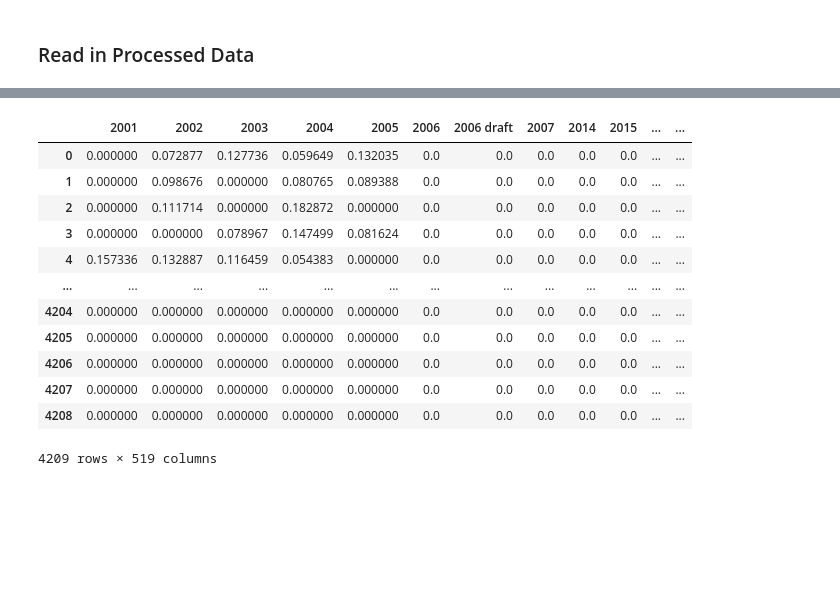
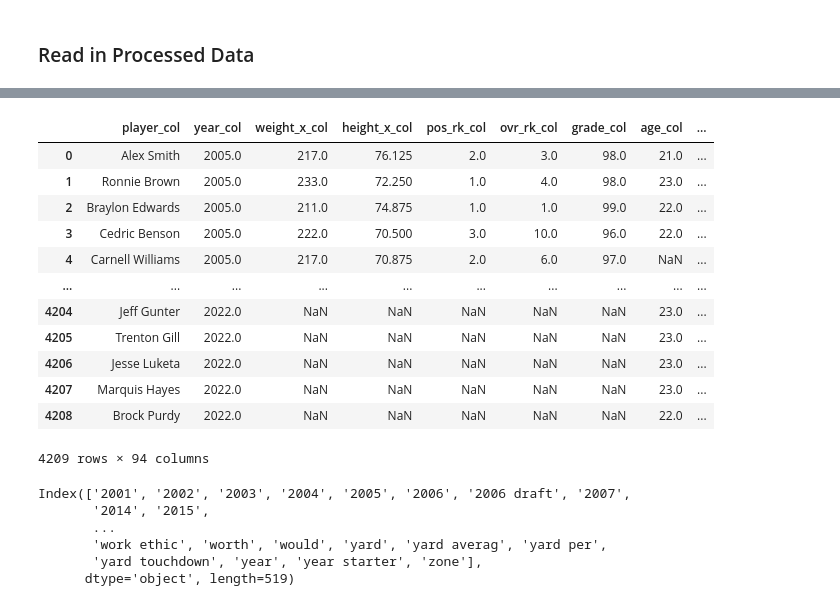
Before and after one commit to jpalgon/Draft_Scouting, a Jupyter notebook: Modeling.ipynb, the cells around one changed output, grey strips where cells are left out. Cells and saved outputs as stored; diff of their text form; code cells hidden in the pictures; blank space fills up the shorter version.

```diff
--- a/Modeling.ipynb
+++ b/Modeling.ipynb
@@ -47,6 +47,8 @@ from sklearn.compose import ColumnTransformer
 df = pd.read_parquet('./Data/processed_reports.parquet')
 # %%
 df.reset_index(inplace=True)
+# %%
+df.drop(['index'],axis=1,inplace=True)
 # %%
 df.info()
 # %% [output]
@@ -79,4 +81,24 @@ df.target[(df.target == 4) | (df.target == 5)] = 1
 df.target[df.target == 3] = 2
 # %%
 df.target[df.target == 10] = 3
+# %%
+cleaned_df = df.drop(['report','processed_report','joined_report','weight_y','height_y'],axis=1)
+# %%
+cleaned_df = cleaned_df.add_suffix('_col')
+# %%
+cleaned_df
+# %% [output]
+|  | player_col | year_col | weight_x_col | height_x_col | pos_rk_col | ovr_rk_col | grade_col | age_col | ... |
+| 0 | Alex Smith | 2005.0 | 217.0 | 76.125 | 2.0 | 3.0 | 98.0 | 21.0 | ... |
+| 1 | Ronnie Brown | 2005.0 | 233.0 | 72.250 | 1.0 | 4.0 | 98.0 | 23.0 | ... |
+| 2 | Braylon Edwards | 2005.0 | 211.0 | 74.875 | 1.0 | 1.0 | 99.0 | 22.0 | ... |
+| 3 | Cedric Benson | 2005.0 | 222.0 | 70.500 | 3.0 | 10.0 | 96.0 | 22.0 | ... |
+| 4 | Carnell Williams | 2005.0 | 217.0 | 70.875 | 2.0 | 6.0 | 97.0 | NaN | ... |
+| ... | ... | ... | ... | ... | ... | ... | ... | ... | ... |
+| 4204 | Jeff Gunter | 2022.0 | NaN | NaN | NaN | NaN | NaN | 23.0 | ... |
+| 4205 | Trenton Gill | 2022.0 | NaN | NaN | NaN | NaN | NaN | 23.0 | ... |
+| 4206 | Jesse Luketa | 2022.0 | NaN | NaN | NaN | NaN | NaN | 23.0 | ... |
+| 4207 | Marquis Hayes | 2022.0 | NaN | NaN | NaN | NaN | NaN | 23.0 | ... |
+| 4208 | Brock Purdy | 2022.0 | NaN | NaN | NaN | NaN | NaN | 22.0 | ... |
+4209 rows × 94 columns
 # %%
@@ -86,18 +108,11 @@ X = tf.fit_transform(df.joined_report)
 # %%
 report_df = pd.DataFrame(X.toarray(),columns=tf.get_feature_names())
 # %%
-report_df
+report_df.columns
 # %% [output]
-|  | 2001 | 2002 | 2003 | 2004 | 2005 | 2006 | 2006 draft | 2007 | 2014 | 2015 | ... | ... |
-| 0 | 0.000000 | 0.072877 | 0.127736 | 0.059649 | 0.132035 | 0.0 | 0.0 | 0.0 | 0.0 | 0.0 | ... | ... |
-| 1 | 0.000000 | 0.098676 | 0.000000 | 0.080765 | 0.089388 | 0.0 | 0.0 | 0.0 | 0.0 | 0.0 | ... | ... |
-| 2 | 0.000000 | 0.111714 | 0.000000 | 0.182872 | 0.000000 | 0.0 | 0.0 | 0.0 | 0.0 | 0.0 | ... | ... |
-| 3 | 0.000000 | 0.000000 | 0.078967 | 0.147499 | 0.081624 | 0.0 | 0.0 | 0.0 | 0.0 | 0.0 | ... | ... |
-| 4 | 0.157336 | 0.132887 | 0.116459 | 0.054383 | 0.000000 | 0.0 | 0.0 | 0.0 | 0.0 | 0.0 | ... | ... |
-| ... | ... | ... | ... | ... | ... | ... | ... | ... | ... | ... | ... | ... |
-| 4204 | 0.000000 | 0.000000 | 0.000000 | 0.000000 | 0.000000 | 0.0 | 0.0 | 0.0 | 0.0 | 0.0 | ... | ... |
-| 4205 | 0.000000 | 0.000000 | 0.000000 | 0.000000 | 0.000000 | 0.0 | 0.0 | 0.0 | 0.0 | 0.0 | ... | ... |
-| 4206 | 0.000000 | 0.000000 | 0.000000 | 0.000000 | 0.000000 | 0.0 | 0.0 | 0.0 | 0.0 | 0.0 | ... | ... |
-| 4207 | 0.000000 | 0.000000 | 0.000000 | 0.000000 | 0.000000 | 0.0 | 0.0 | 0.0 | 0.0 | 0.0 | ... | ... |
-| 4208 | 0.000000 | 0.000000 | 0.000000 | 0.000000 | 0.000000 | 0.0 | 0.0 | 0.0 | 0.0 | 0.0 | ... | ... |
-4209 rows × 519 columns
+Index(['2001', '2002', '2003', '2004', '2005', '2006', '2006 draft', '2007',
+       '2014', '2015',
+       ...
+       'work ethic', 'worth', 'would', 'yard', 'yard averag', 'yard per',
+       'yard touchdown', 'year', 'year starter', 'zone'],
+      dtype='object', length=519)
```
Also changed, not shown: parts of 12 cells of this notebook.
